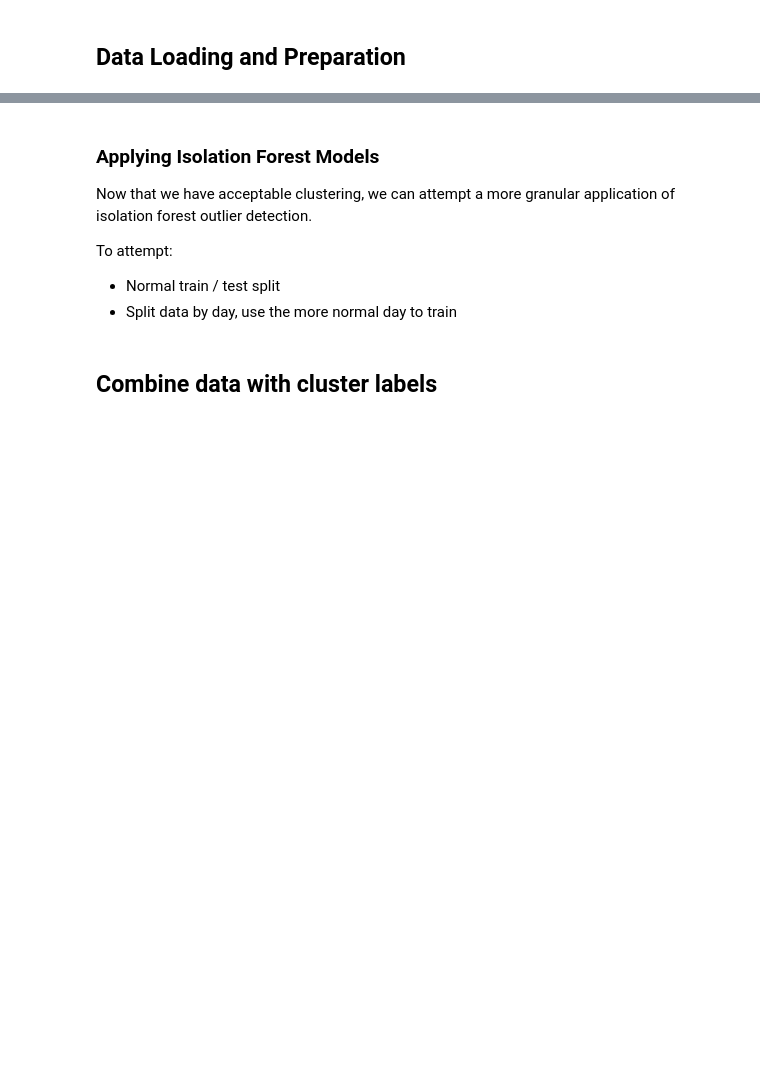
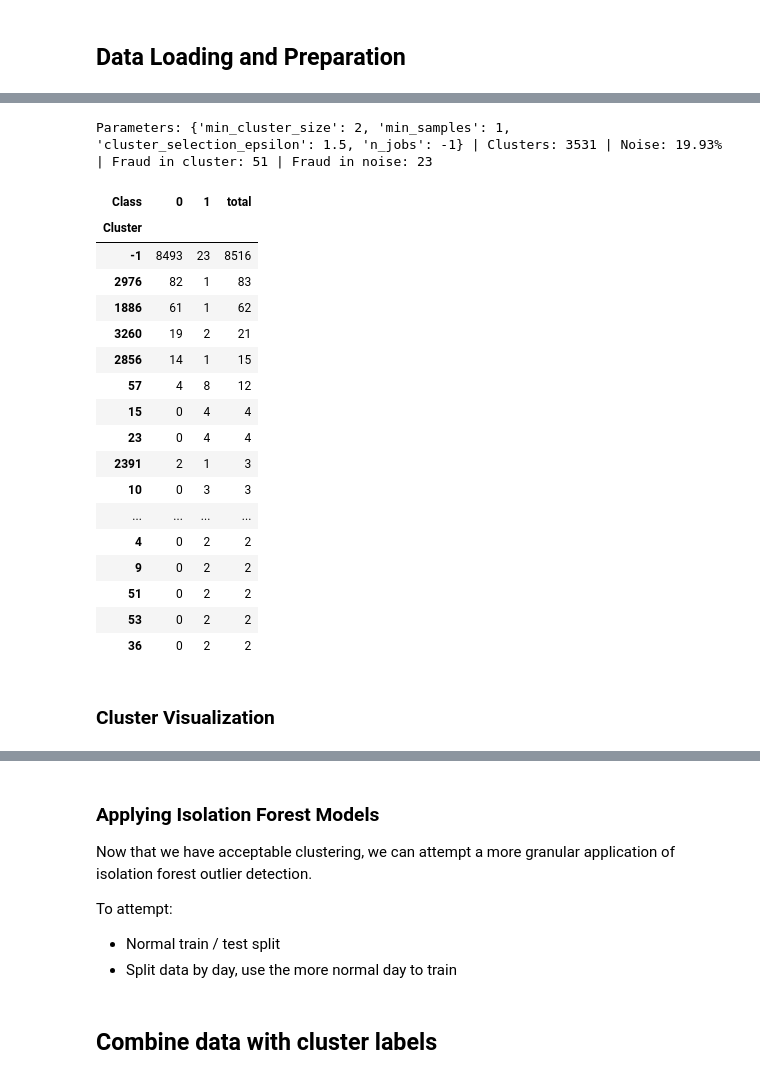
Before and after one commit to fresh-seaway/credit_card_fraud_project, a Jupyter notebook: notebooks/6_hybrid_hdb_iso.ipynb, the cells around one changed output, grey strips where cells are left out. Saved outputs shown, nothing was run; the diff lists cells and outputs as text; code cells hidden in the pictures; blank space fills up the shorter version.

```diff
--- a/notebooks/6_hybrid_hdb_iso.ipynb
+++ b/notebooks/6_hybrid_hdb_iso.ipynb
@@ -187,0 +260,27 @@ array([-1, -1, -1, ..., -1, -1, -1])
+# %%
+dist_fraud, dist_no_fraud = analyze_clusters(test_para, label_df, cluster_labels)
+# %% [output]
+Parameters: {'min_cluster_size': 2, 'min_samples': 1, 'cluster_selection_epsilon': 1.5, 'n_jobs': -1} | Clusters: 3531 | Noise: 19.93% | Fraud in cluster: 51 | Fraud in noise: 23
+# %%
+dist_fraud
+# %% [output]
+| Class | 0 | 1 | total |
+| Cluster |  |  |  |
+| -1 | 8493 | 23 | 8516 |
+| 2976 | 82 | 1 | 83 |
+| 1886 | 61 | 1 | 62 |
+| 3260 | 19 | 2 | 21 |
+| 2856 | 14 | 1 | 15 |
+| 57 | 4 | 8 | 12 |
+| 15 | 0 | 4 | 4 |
+| 23 | 0 | 4 | 4 |
+| 2391 | 2 | 1 | 3 |
+| 10 | 0 | 3 | 3 |
+| ... | ... | ... | ... |
+| 4 | 0 | 2 | 2 |
+| 9 | 0 | 2 | 2 |
+| 51 | 0 | 2 | 2 |
+| 53 | 0 | 2 | 2 |
+| 36 | 0 | 2 | 2 |
+# %% [markdown]
+### Cluster Visualization
```
Also changed, not shown: parts of 39 cells of this notebook, 50 other files.
